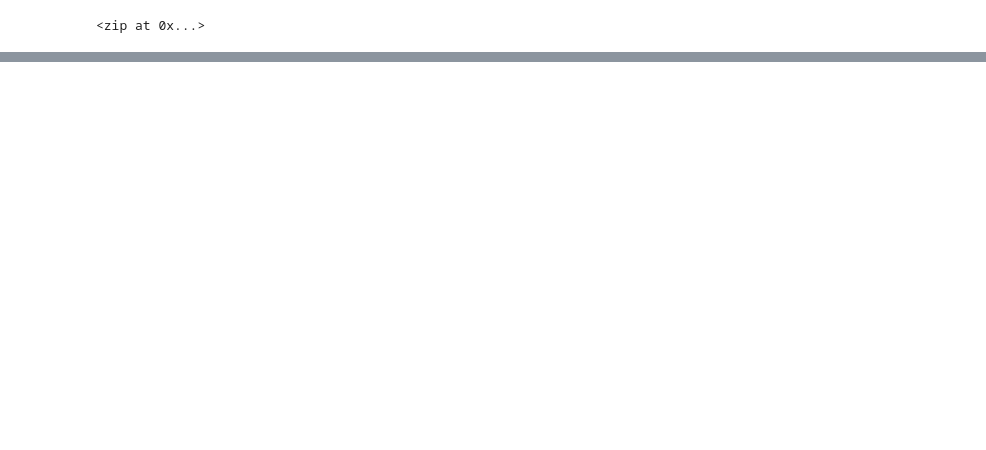
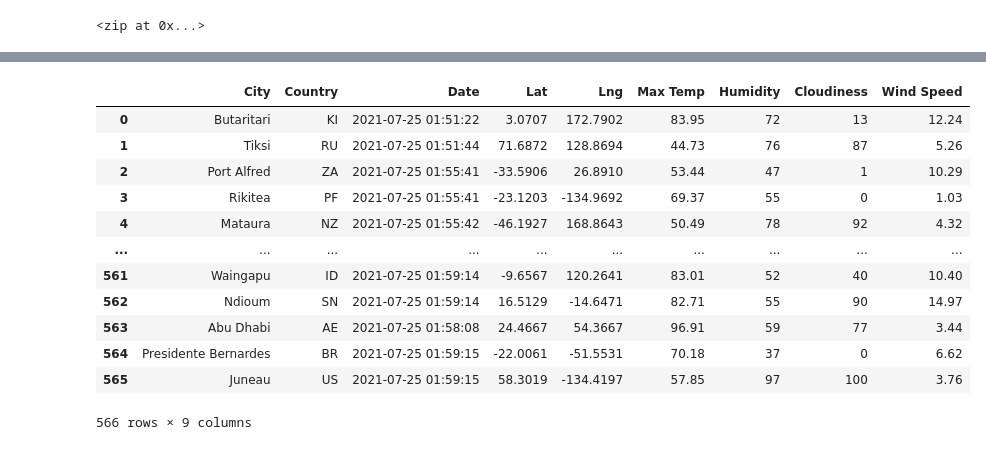
Before and after one commit to SheenaStroh/World_Weather_Analysis, a Jupyter notebook: WeatherPy.ipynb, the cells around one changed output, grey strips where cells are left out. Drawn from its saved outputs; the diff is of its cells as text; code cells hidden in the pictures; blank space fills up the shorter version.

Commit message:
Updating with city list

```diff
--- a/WeatherPy.ipynb
+++ b/WeatherPy.ipynb
@@ -32,0 +39,4 @@ len(cities)
+# %%
+# Starting URL for Weather Map API Call.
+url = "http://api.openweathermap.org/data/2.5/weather?units=Imperial&APPID=" + weather_api_key
+print(url)
@@ -32,0 +129,4 @@ len(cities)
+# %%
+# Convert the array of dictionaries to a Pandas DataFrame.
+city_data_df = pd.DataFrame(city_data)
+city_data_df.head(10)
@@ -32,0 +145,19 @@ len(cities)
+# %%
+new_column_order = ["City", "Country", "Date", "Lat", "Lng", "Max Temp", "Humidity", "Cloudiness", "Wind Speed"]
+
+city_data_df = city_data_df[new_column_order]
+city_data_df
+# %% [output]
+|  | City | Country | Date | Lat | Lng | Max Temp | Humidity | Cloudiness | Wind Speed |
+| 0 | Butaritari | KI | 2021-07-25 01:51:22 | 3.0707 | 172.7902 | 83.95 | 72 | 13 | 12.24 |
+| 1 | Tiksi | RU | 2021-07-25 01:51:44 | 71.6872 | 128.8694 | 44.73 | 76 | 87 | 5.26 |
+| 2 | Port Alfred | ZA | 2021-07-25 01:55:41 | -33.5906 | 26.8910 | 53.44 | 47 | 1 | 10.29 |
+| 3 | Rikitea | PF | 2021-07-25 01:55:41 | -23.1203 | -134.9692 | 69.37 | 55 | 0 | 1.03 |
+| 4 | Mataura | NZ | 2021-07-25 01:55:42 | -46.1927 | 168.8643 | 50.49 | 78 | 92 | 4.32 |
+| ... | ... | ... | ... | ... | ... | ... | ... | ... | ... |
+| 561 | Waingapu | ID | 2021-07-25 01:59:14 | -9.6567 | 120.2641 | 83.01 | 52 | 40 | 10.40 |
+| 562 | Ndioum | SN | 2021-07-25 01:59:14 | 16.5129 | -14.6471 | 82.71 | 55 | 90 | 14.97 |
+| 563 | Abu Dhabi | AE | 2021-07-25 01:58:08 | 24.4667 | 54.3667 | 96.91 | 59 | 77 | 3.44 |
+| 564 | Presidente Bernardes | BR | 2021-07-25 01:59:15 | -22.0061 | -51.5531 | 70.18 | 37 | 0 | 6.62 |
+| 565 | Juneau | US | 2021-07-25 01:59:15 | 58.3019 | -134.4197 | 57.85 | 97 | 100 | 3.76 |
+566 rows × 9 columns
```
Also changed, not shown: parts of 8 cells of this notebook, 3 other files.
